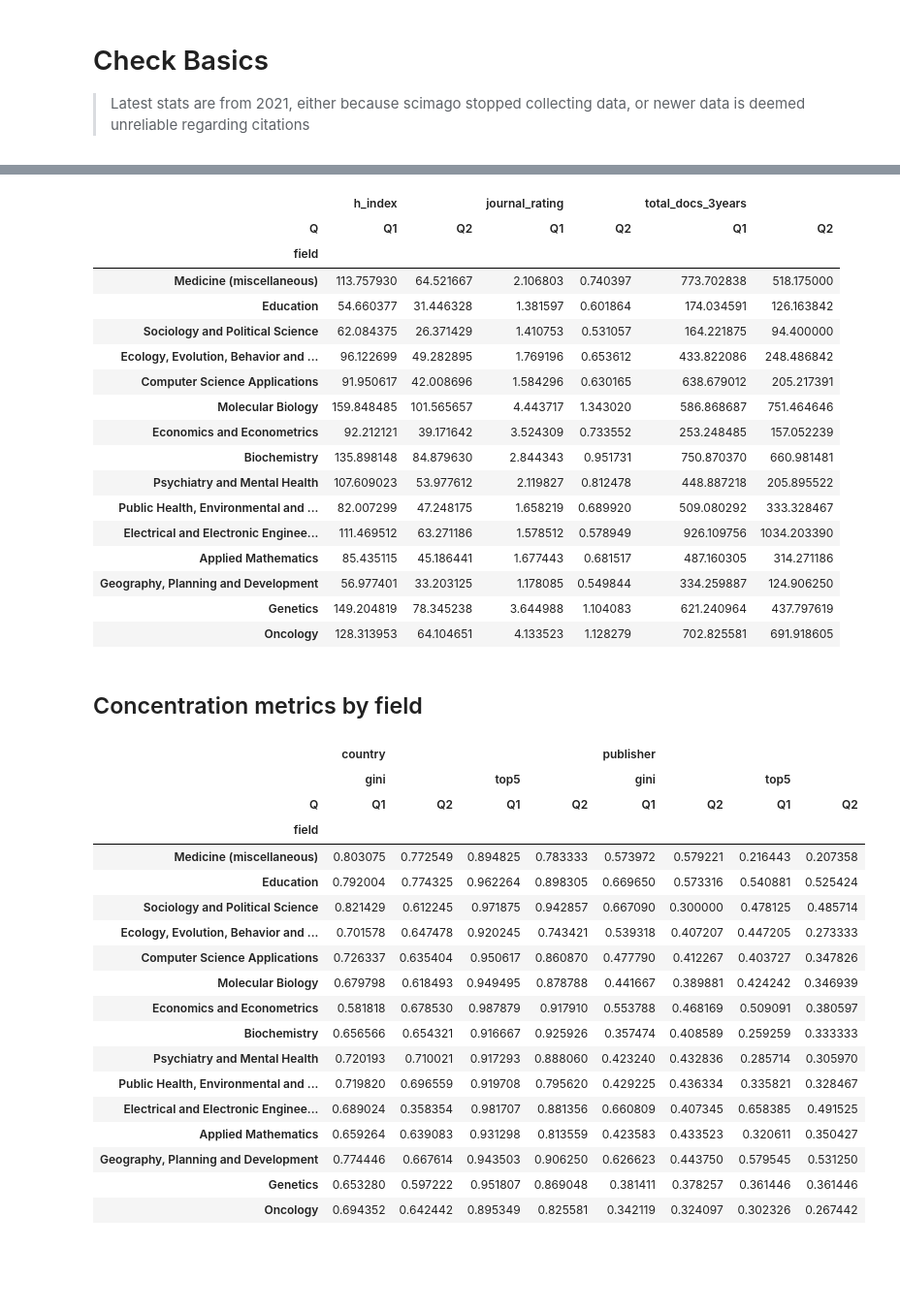
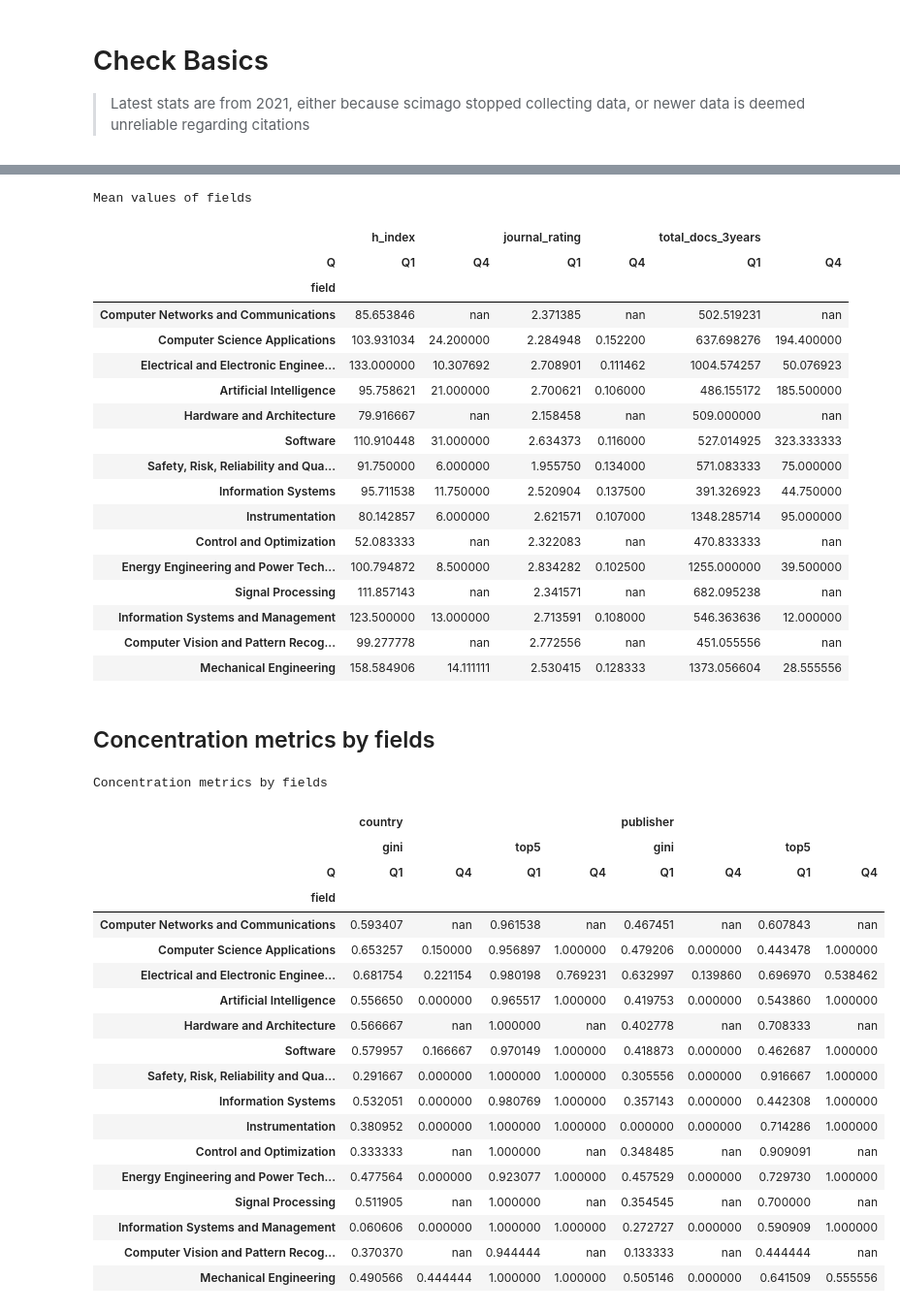
Before and after one commit to sscu-budapest/explorer, a Jupyter notebook: dec-setup/scimago_journals/intro.ipynb, the cells around one changed output, grey strips where cells are left out. Shown at 97% size. Drawn from its saved outputs; the diff is of its cells as text; code cells hidden in the pictures; blank space fills up the shorter version.

```diff
--- a/dec-setup/scimago_journals/intro.ipynb
+++ b/dec-setup/scimago_journals/intro.ipynb
@@ -79,26 +60,28 @@ def draw_table(df):
     cat_base.groupby(["field", "Q"])[["h_index", "journal_rating", "total_docs_3years"]]
     .mean()
     .pipe(draw_table)
+    .set_caption("Mean values of fields")
 )
 # %% [output]
+Mean values of fields
 |  | h_index |  | journal_rating |  | total_docs_3years |  |
-| Q | Q1 | Q2 | Q1 | Q2 | Q1 | Q2 |
+| Q | Q1 | Q4 | Q1 | Q4 | Q1 | Q4 |
 | field |  |  |  |  |  |  |
-| Medicine (miscellaneous) | 113.757930 | 64.521667 | 2.106803 | 0.740397 | 773.702838 | 518.175000 |
-| Education | 54.660377 | 31.446328 | 1.381597 | 0.601864 | 174.034591 | 126.163842 |
-| Sociology and Political Science | 62.084375 | 26.371429 | 1.410753 | 0.531057 | 164.221875 | 94.400000 |
-| Ecology, Evolution, Behavior and ... | 96.122699 | 49.282895 | 1.769196 | 0.653612 | 433.822086 | 248.486842 |
-| Computer Science Applications | 91.950617 | 42.008696 | 1.584296 | 0.630165 | 638.679012 | 205.217391 |
-| Molecular Biology | 159.848485 | 101.565657 | 4.443717 | 1.343020 | 586.868687 | 751.464646 |
-| Economics and Econometrics | 92.212121 | 39.171642 | 3.524309 | 0.733552 | 253.248485 | 157.052239 |
-| Biochemistry | 135.898148 | 84.879630 | 2.844343 | 0.951731 | 750.870370 | 660.981481 |
-| Psychiatry and Mental Health | 107.609023 | 53.977612 | 2.119827 | 0.812478 | 448.887218 | 205.895522 |
-| Public Health, Environmental and ... | 82.007299 | 47.248175 | 1.658219 | 0.689920 | 509.080292 | 333.328467 |
-| Electrical and Electronic Enginee... | 111.469512 | 63.271186 | 1.578512 | 0.578949 | 926.109756 | 1034.203390 |
-| Applied Mathematics | 85.435115 | 45.186441 | 1.677443 | 0.681517 | 487.160305 | 314.271186 |
-| Geography, Planning and Development | 56.977401 | 33.203125 | 1.178085 | 0.549844 | 334.259887 | 124.906250 |
-| Genetics | 149.204819 | 78.345238 | 3.644988 | 1.104083 | 621.240964 | 437.797619 |
-| Oncology | 128.313953 | 64.104651 | 4.133523 | 1.128279 | 702.825581 | 691.918605 |
+| Computer Networks and Communications | 85.653846 | nan | 2.371385 | nan | 502.519231 | nan |
+| Computer Science Applications | 103.931034 | 24.200000 | 2.284948 | 0.152200 | 637.698276 | 194.400000 |
+| Electrical and Electronic Enginee... | 133.000000 | 10.307692 | 2.708901 | 0.111462 | 1004.574257 | 50.076923 |
+| Artificial Intelligence | 95.758621 | 21.000000 | 2.700621 | 0.106000 | 486.155172 | 185.500000 |
+| Hardware and Architecture | 79.916667 | nan | 2.158458 | nan | 509.000000 | nan |
+| Software | 110.910448 | 31.000000 | 2.634373 | 0.116000 | 527.014925 | 323.333333 |
+| Safety, Risk, Reliability and Qua... | 91.750000 | 6.000000 | 1.955750 | 0.134000 | 571.083333 | 75.000000 |
+| Information Systems | 95.711538 | 11.750000 | 2.520904 | 0.137500 | 391.326923 | 44.750000 |
+| Instrumentation | 80.142857 | 6.000000 | 2.621571 | 0.107000 | 1348.285714 | 95.000000 |
+| Control and Optimization | 52.083333 | nan | 2.322083 | nan | 470.833333 | nan |
+| Energy Engineering and Power Tech... | 100.794872 | 8.500000 | 2.834282 | 0.102500 | 1255.000000 | 39.500000 |
+| Signal Processing | 111.857143 | nan | 2.341571 | nan | 682.095238 | nan |
+| Information Systems and Management | 123.500000 | 13.000000 | 2.713591 | 0.108000 | 546.363636 | 12.000000 |
+| Computer Vision and Pattern Recog... | 99.277778 | nan | 2.772556 | nan | 451.055556 | nan |
+| Mechanical Engineering | 158.584906 | 14.111111 | 2.530415 | 0.128333 | 1373.056604 | 28.555556 |
 # %%
 def gini(s):
     vc = s.value_counts(normalize=True)
@@ -108,26 +91,27 @@ def gini(s):
 def top5(s):
     return s.value_counts(normalize=True).head(5).sum()
 # %% [markdown]
-## Concentration metrics by field
+## Concentration metrics by fields
 # %%
-cat_base.groupby(["field", "Q"])[["country", "publisher"]].agg([gini, top5]).pipe(draw_table)
+cat_base.groupby(["field", "Q"])[["country", "publisher"]].agg([gini, top5]).pipe(draw_table).set_caption("Concentration metrics by fields")
 # %% [output]
+Concentration metrics by fields
 |  | country |  |  |  | publisher |  |  |  |
 |  | gini |  | top5 |  | gini |  | top5 |  |
-| Q | Q1 | Q2 | Q1 | Q2 | Q1 | Q2 | Q1 | Q2 |
+| Q | Q1 | Q4 | Q1 | Q4 | Q1 | Q4 | Q1 | Q4 |
 | field |  |  |  |  |  |  |  |  |
-| Medicine (miscellaneous) | 0.803075 | 0.772549 | 0.894825 | 0.783333 | 0.573972 | 0.579221 | 0.216443 | 0.207358 |
-| Education | 0.792004 | 0.774325 | 0.962264 | 0.898305 | 0.669650 | 0.573316 | 0.540881 | 0.525424 |
-| Sociology and Political Science | 0.821429 | 0.612245 | 0.971875 | 0.942857 | 0.667090 | 0.300000 | 0.478125 | 0.485714 |
-| Ecology, Evolution, Behavior and ... | 0.701578 | 0.647478 | 0.920245 | 0.743421 | 0.539318 | 0.407207 | 0.447205 | 0.273333 |
-| Computer Science Applications | 0.726337 | 0.635404 | 0.950617 | 0.860870 | 0.477790 | 0.412267 | 0.403727 | 0.347826 |
-| Molecular Biology | 0.679798 | 0.618493 | 0.949495 | 0.878788 | 0.441667 | 0.389881 | 0.424242 | 0.346939 |
-| Economics and Econometrics | 0.581818 | 0.678530 | 0.987879 | 0.917910 | 0.553788 | 0.468169 | 0.509091 | 0.380597 |
-| Biochemistry | 0.656566 | 0.654321 | 0.916667 | 0.925926 | 0.357474 | 0.408589 | 0.259259 | 0.333333 |
-| Psychiatry and Mental Health | 0.720193 | 0.710021 | 0.917293 | 0.888060 | 0.423240 | 0.432836 | 0.285714 | 0.305970 |
-| Public Health, Environmental and ... | 0.719820 | 0.696559 | 0.919708 | 0.795620 | 0.429225 | 0.436334 | 0.335821 | 0.328467 |
-| Electrical and Electronic Enginee... | 0.689024 | 0.358354 | 0.981707 | 0.881356 | 0.660809 | 0.407345 | 0.658385 | 0.491525 |
-| Applied Mathematics | 0.659264 | 0.639083 | 0.931298 | 0.813559 | 0.423583 | 0.433523 | 0.320611 | 0.350427 |
-| Geography, Planning and Development | 0.774446 | 0.667614 | 0.943503 | 0.906250 | 0.626623 | 0.443750 | 0.579545 | 0.531250 |
-| Genetics | 0.653280 | 0.597222 | 0.951807 | 0.869048 | 0.381411 | 0.378257 | 0.361446 | 0.361446 |
-| Oncology | 0.694352 | 0.642442 | 0.895349 | 0.825581 | 0.342119 | 0.324097 | 0.302326 | 0.267442 |
+| Computer Networks and Communications | 0.593407 | nan | 0.961538 | nan | 0.467451 | nan | 0.607843 | nan |
+| Computer Science Applications | 0.653257 | 0.150000 | 0.956897 | 1.000000 | 0.479206 | 0.000000 | 0.443478 | 1.000000 |
+| Electrical and Electronic Enginee... | 0.681754 | 0.221154 | 0.980198 | 0.769231 | 0.632997 | 0.139860 | 0.696970 | 0.538462 |
+| Artificial Intelligence | 0.556650 | 0.000000 | 0.965517 | 1.000000 | 0.419753 | 0.000000 | 0.543860 | 1.000000 |
+| Hardware and Architecture | 0.566667 | nan | 1.000000 | nan | 0.402778 | nan | 0.708333 | nan |
+| Software | 0.579957 | 0.166667 | 0.970149 | 1.000000 | 0.418873 | 0.000000 | 0.462687 | 1.000000 |
+| Safety, Risk, Reliability and Qua... | 0.291667 | 0.000000 | 1.000000 | 1.000000 | 0.305556 | 0.000000 | 0.916667 | 1.000000 |
+| Information Systems | 0.532051 | 0.000000 | 0.980769 | 1.000000 | 0.357143 | 0.000000 | 0.442308 | 1.000000 |
+| Instrumentation | 0.380952 | 0.000000 | 1.000000 | 1.000000 | 0.000000 | 0.000000 | 0.714286 | 1.000000 |
+| Control and Optimization | 0.333333 | nan | 1.000000 | nan | 0.348485 | nan | 0.909091 | nan |
+| Energy Engineering and Power Tech... | 0.477564 | 0.000000 | 0.923077 | 1.000000 | 0.457529 | 0.000000 | 0.729730 | 1.000000 |
+| Signal Processing | 0.511905 | nan | 1.000000 | nan | 0.354545 | nan | 0.700000 | nan |
+| Information Systems and Management | 0.060606 | 0.000000 | 1.000000 | 1.000000 | 0.272727 | 0.000000 | 0.590909 | 1.000000 |
+| Computer Vision and Pattern Recog... | 0.370370 | nan | 0.944444 | nan | 0.133333 | nan | 0.444444 | nan |
+| Mechanical Engineering | 0.490566 | 0.444444 | 1.000000 | 1.000000 | 0.505146 | 0.000000 | 0.641509 | 0.555556 |
```
Also changed, not shown: parts of 2 cells of this notebook, 3 other files.
